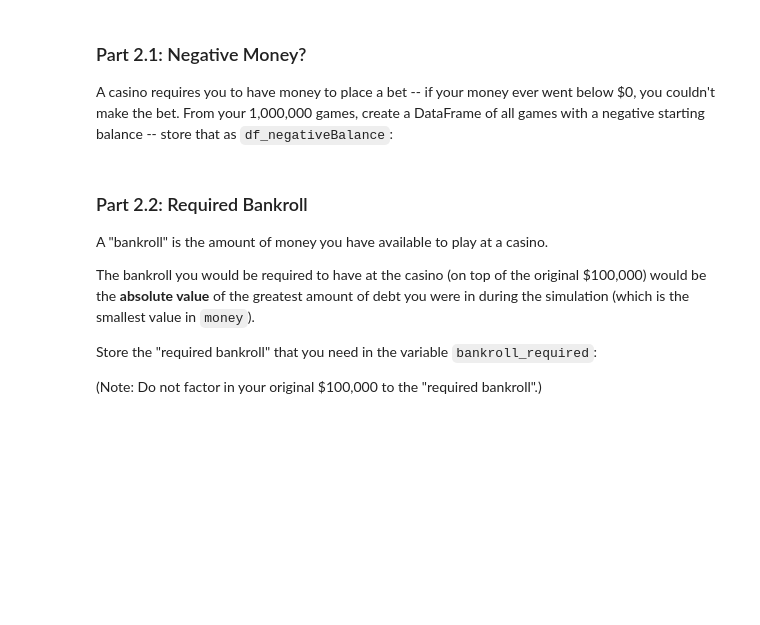
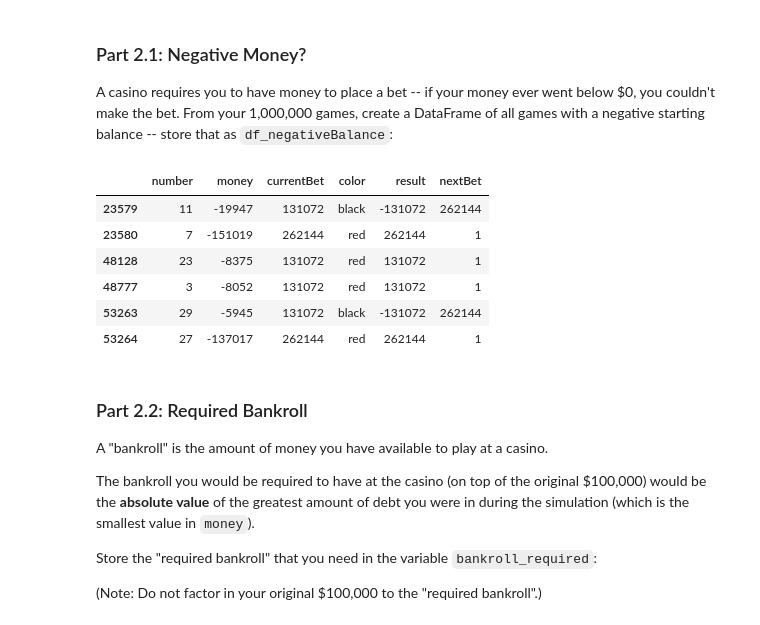
Before and after one commit to srivanik8/beginner_projects, a Jupyter notebook: microproject-06-infinite-money-in-roulette-martingale/microproject-06-infinite-money-in-roulette-martingale.ipynb, the cells around one changed output. Drawn from its saved outputs; the diff is of its cells as text; code cells hidden in the pictures; blank space fills up the shorter version.

Commit message:
microproject-06-infinite-money-in-roulette-martingale done

```diff
--- a/microproject-06-infinite-money-in-roulette-martingale/microproject-06-infinite-money-in-roulette-martingale.ipynb
+++ b/microproject-06-infinite-money-in-roulette-martingale/microproject-06-infinite-money-in-roulette-martingale.ipynb
@@ -114,3 +138,19 @@ Copy your simulation from the previous section into the cell below, and then ext
+# %%
+money = 100000
+currentBet = 1
+
+data = []
+for i in range(100000):
+    number = random.randint(-1, 36)
+    if number in [32, 19, 21, 25, 34, 27, 36, 30, 23, 5, 16, 1, 14, 9, 18, 7, 12, 3]:
+        color = "red"
+    elif number in [15, 4, 2, 17, 6, 13, 11, 8, 10, 24, 33, 20, 31, 22, 29, 28, 35, 26]:
+        color = "black"
+    else:
+        color = "green"
+    d = {'number' : number, 'money' : money, 'currentBet' : currentBet , 'color' : color}
+    data.append(d)
+df = pd.DataFrame(data)
 # %%
 # View your DataFrame:
 df
@@ -179,3 +271,29 @@ These two tasks will complete the game and track the amount of money we've made
+# %%
+money = 100000
+currentBet = 1
+
+data = []
+for i in range(1000000):
+    number = random.randint(-1, 36)
+    if number in [32, 19, 21, 25, 34, 27, 36, 30, 23, 5, 16, 1, 14, 9, 18, 7, 12, 3]:
+        color = "red"
+    elif number in [15, 4, 2, 17, 6, 13, 11, 8, 10, 24, 33, 20, 31, 22, 29, 28, 35, 26]:
+        color = "black"
+    else:
+        color = "green"
+
+    if color == "red":
+        result = currentBet
+        nextBet = 1
+    else:
+        result = currentBet * -1
+        nextBet = 2* currentBet
+
+    d = {'number' : number, 'money' : money, 'currentBet' : currentBet , 'color' : color, 'result': result, 'nextBet' : nextBet}
+    money += result
+    currentBet = nextBet
+    data.append(d)
+df = pd.DataFrame(data)
 # %%
 # View your DataFrame:
 df
@@ -223,8 +360,16 @@ plt.legend()
 A casino requires you to have money to place a bet -- if your money ever went below $0, you couldn't make the bet.  From your 1,000,000 games, create a DataFrame of all games with a negative starting balance -- store that as `df_negativeBalance`:
 # %%
 # Find all rows with a negative starting balance:
-df_negativeBalance = ...
+df_negativeBalance = df[df['money'] < 0]
 df_negativeBalance
+# %% [output]
+|  | number | money | currentBet | color | result | nextBet |
+| 23579 | 11 | -19947 | 131072 | black | -131072 | 262144 |
+| 23580 | 7 | -151019 | 262144 | red | 262144 | 1 |
+| 48128 | 23 | -8375 | 131072 | red | 131072 | 1 |
+| 48777 | 3 | -8052 | 131072 | red | 131072 | 1 |
+| 53263 | 29 | -5945 | 131072 | black | -131072 | 262144 |
+| 53264 | 27 | -137017 | 262144 | red | 262144 | 1 |
 # %% [markdown]
 ### Part 2.2: Required Bankroll
 
```
Also changed, not shown: parts of 25 cells of this notebook.
